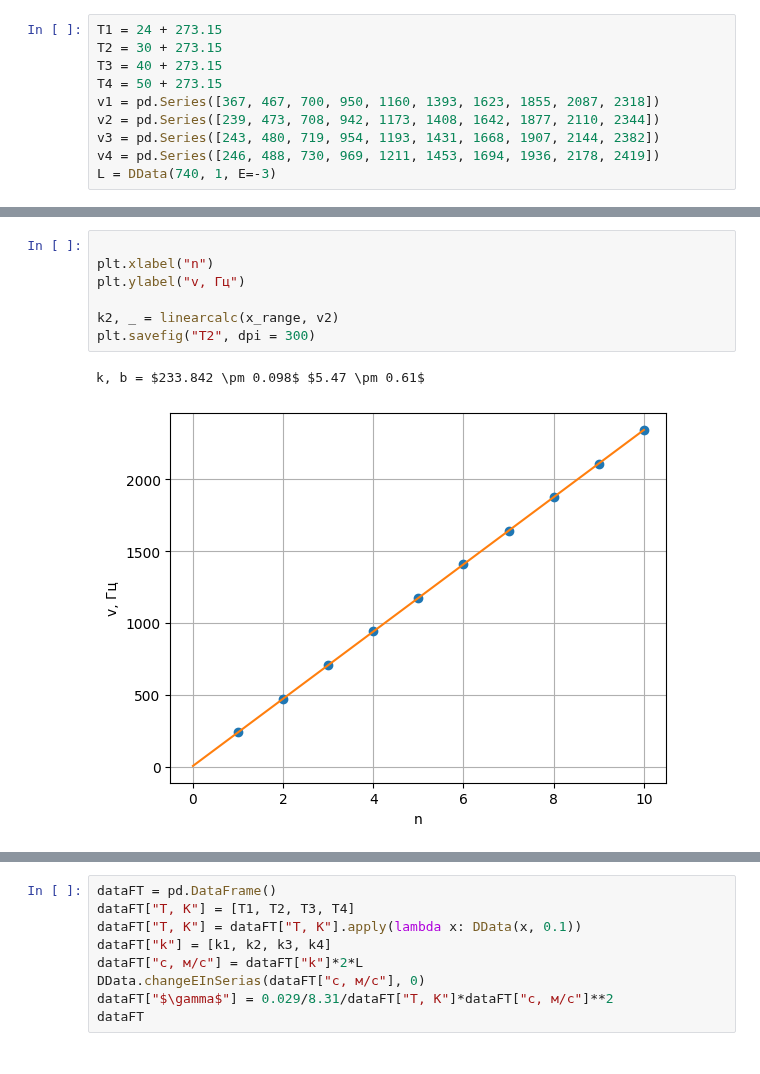
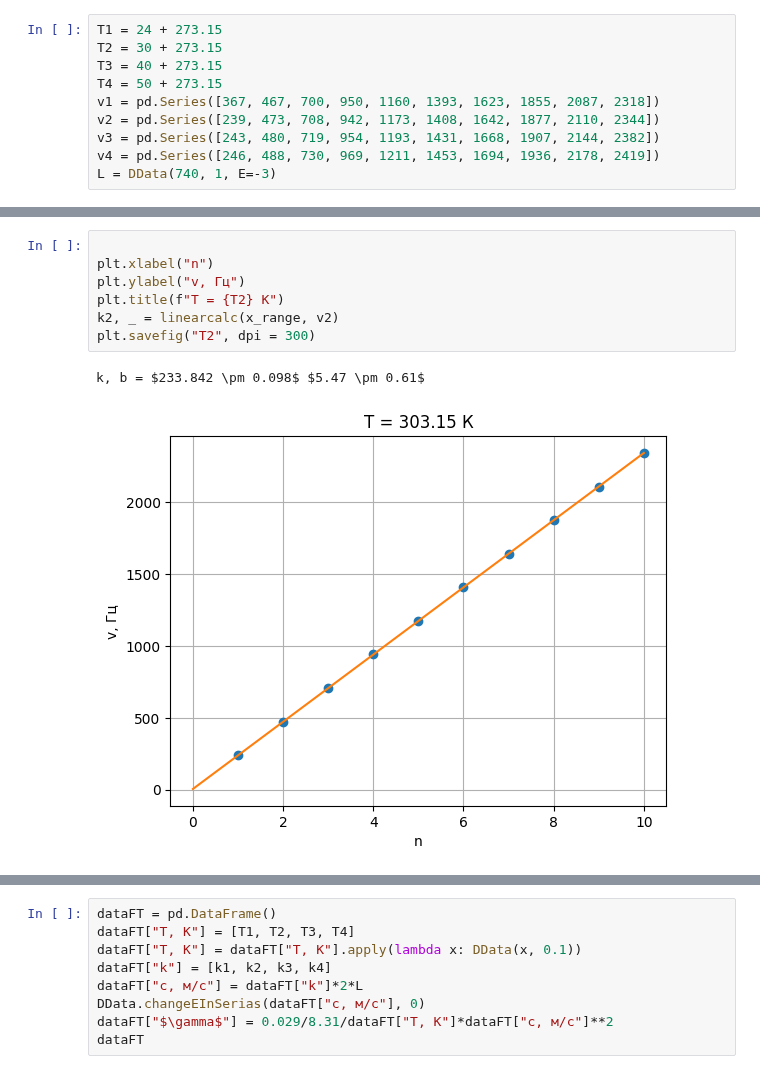
Before and after one commit to RedBrean/term2, a Jupyter notebook: labs/213.ipynb, the cells around one changed output, grey strips where cells are left out. Saved outputs shown, nothing was run; the diff lists cells and outputs as text.

```diff
--- a/labs/213.ipynb
+++ b/labs/213.ipynb
@@ -446,11 +450,11 @@ k, b = $230.63 \pm 0.89$ $11.0 \pm 5.8$
 # %%
 
 plt.xlabel("n")
 plt.ylabel("v, Гц")
-
+plt.title(f"T = {T2} К")
 k2, _ = linearcalc(x_range, v2)
 plt.savefig("T2", dpi = 300)
 # %% [output]
 k, b = $233.842 \pm 0.098$ $5.47 \pm 0.61$
-[figure, old version]
+[figure, new version]
 # %%
```
Also changed, not shown: parts of 5 cells of this notebook, 6 other files.
